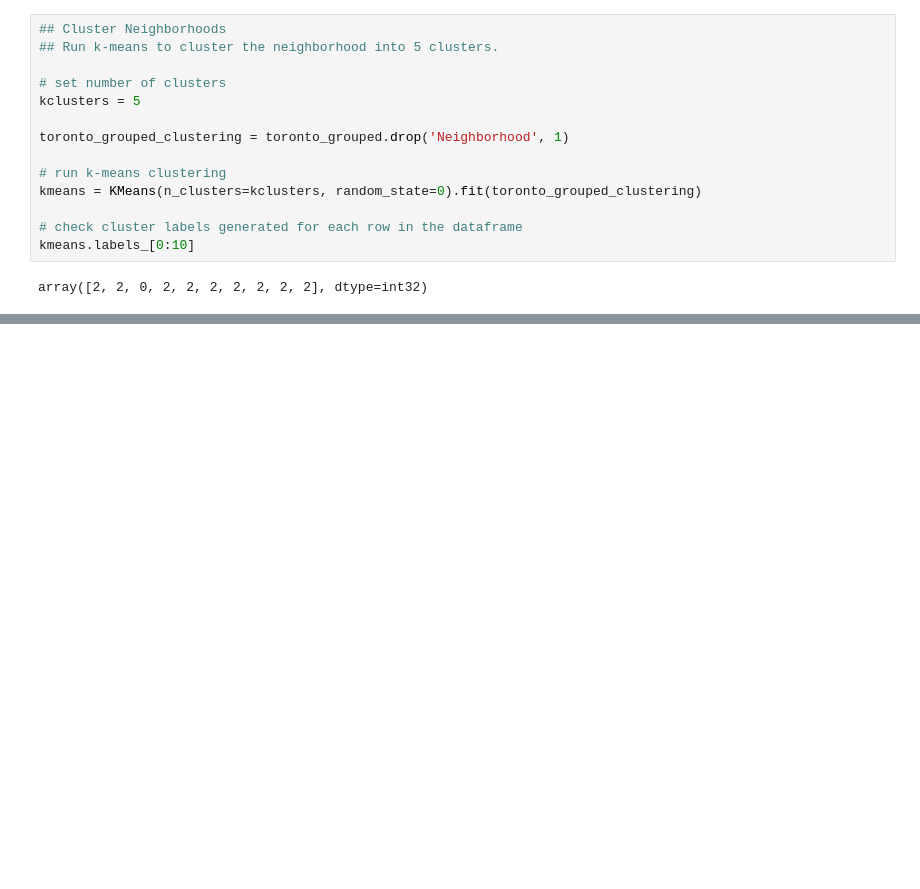
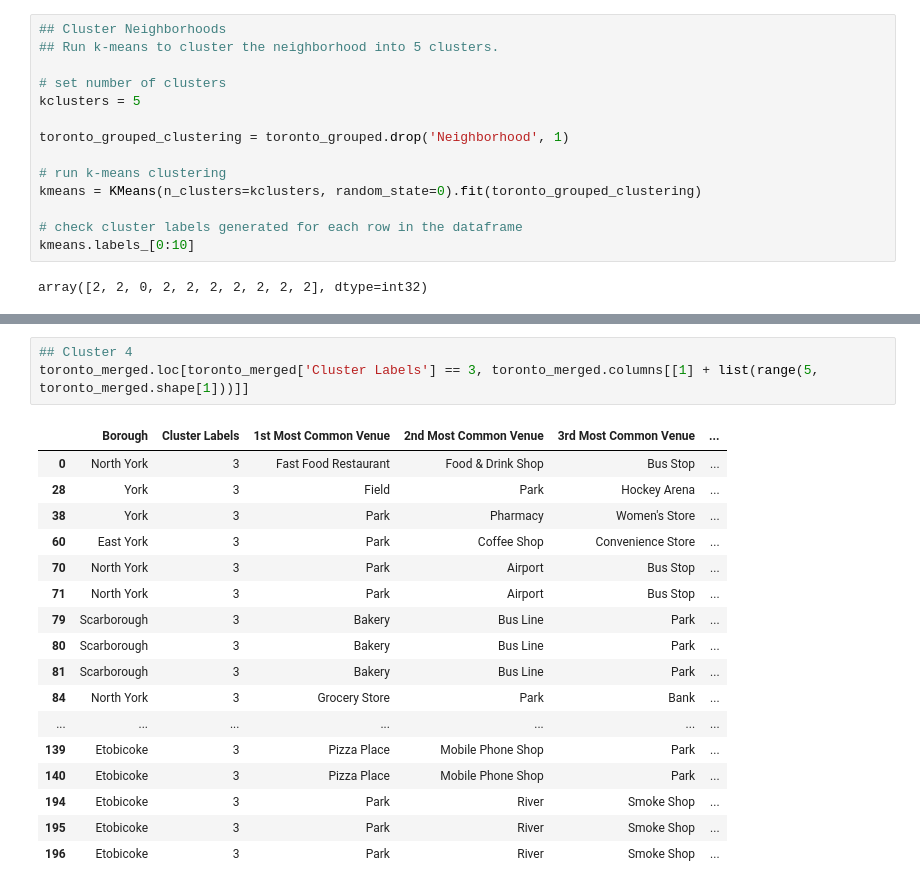
Before and after one commit to picachio/Toronto-Clustering, a Jupyter notebook: Clustering Toronto.ipynb, the cells around one changed output, grey strips where cells are left out. Saved outputs shown, nothing was run; the diff lists cells and outputs as text; blank space fills up the shorter version.

```diff
--- a/Clustering Toronto.ipynb
+++ b/Clustering Toronto.ipynb
@@ -563,0 +601,21 @@ TypeError: list indices must be integers or slices, not float
+# %%
+## Cluster 4
+toronto_merged.loc[toronto_merged['Cluster Labels'] == 3, toronto_merged.columns[[1] + list(range(5, toronto_merged.shape[1]))]]
+# %% [output]
+|  | Borough | Cluster Labels | 1st Most Common Venue | 2nd Most Common Venue | 3rd Most Common Venue | ... |
+| 0 | North York | 3 | Fast Food Restaurant | Food & Drink Shop | Bus Stop | ... |
+| 28 | York | 3 | Field | Park | Hockey Arena | ... |
+| 38 | York | 3 | Park | Pharmacy | Women's Store | ... |
+| 60 | East York | 3 | Park | Coffee Shop | Convenience Store | ... |
+| 70 | North York | 3 | Park | Airport | Bus Stop | ... |
+| 71 | North York | 3 | Park | Airport | Bus Stop | ... |
+| 79 | Scarborough | 3 | Bakery | Bus Line | Park | ... |
+| 80 | Scarborough | 3 | Bakery | Bus Line | Park | ... |
+| 81 | Scarborough | 3 | Bakery | Bus Line | Park | ... |
+| 84 | North York | 3 | Grocery Store | Park | Bank | ... |
+| ... | ... | ... | ... | ... | ... | ... |
+| 139 | Etobicoke | 3 | Pizza Place | Mobile Phone Shop | Park | ... |
+| 140 | Etobicoke | 3 | Pizza Place | Mobile Phone Shop | Park | ... |
+| 194 | Etobicoke | 3 | Park | River | Smoke Shop | ... |
+| 195 | Etobicoke | 3 | Park | River | Smoke Shop | ... |
+| 196 | Etobicoke | 3 | Park | River | Smoke Shop | ... |
```
Also changed, not shown: parts of 7 cells of this notebook.
